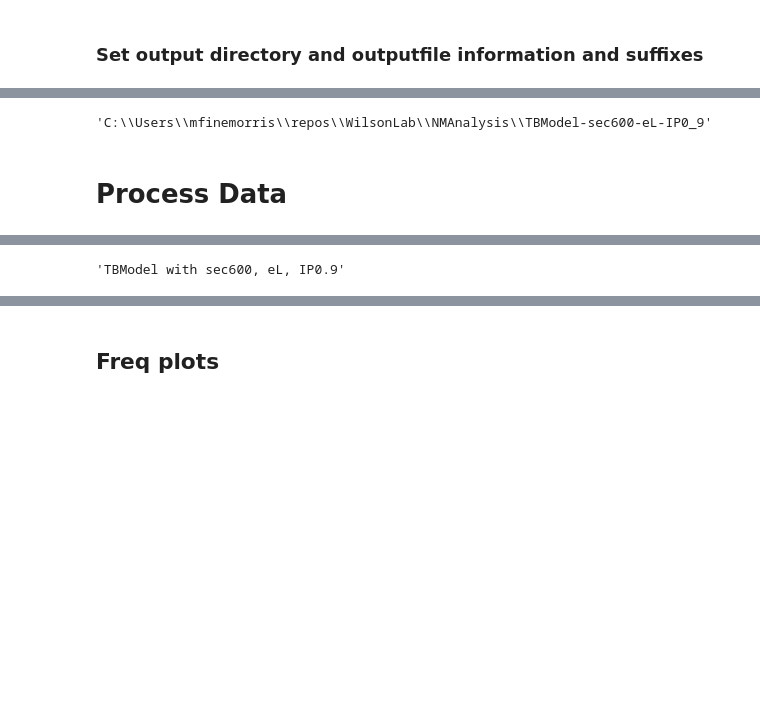
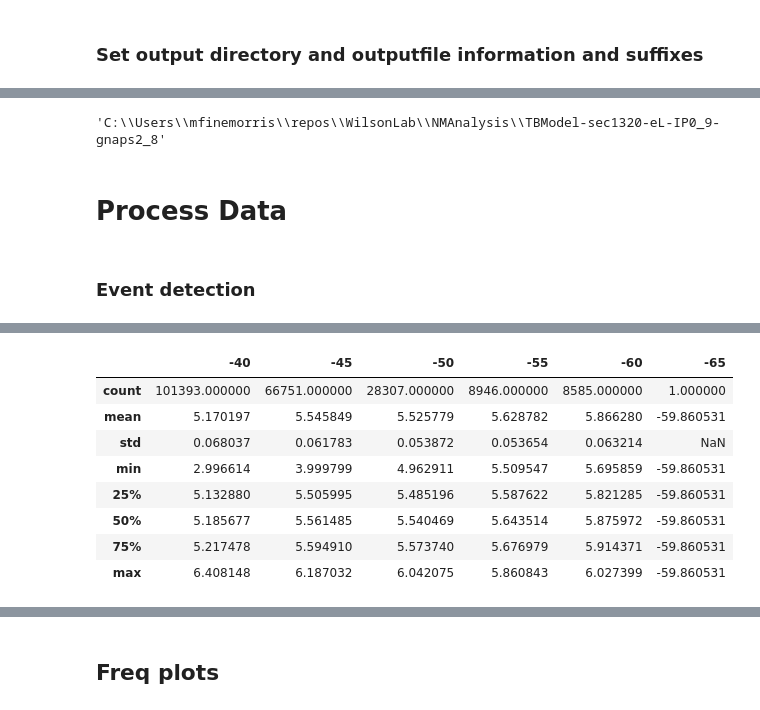
Before and after one commit to mfinemorris/WilsonLab, a Jupyter notebook: NMA.ipynb, the cells around one changed output, grey strips where cells are left out. Saved outputs shown, nothing was run; the diff lists cells and outputs as text; code cells hidden in the pictures; blank space fills up the shorter version.

```diff
--- a/NMA.ipynb
+++ b/NMA.ipynb
@@ -341,2 +509,5 @@ for n,f in enumerate(subfolders):
 # %%
-subfolders_2, files_2 = get_folders_files(subfolders[4])
+subfolders_2, files_2 = get_folders_files(subfolders[1])
+#print files
+File_Path = display_content(files_2)
+File_Path
@@ -350,14 +519,23 @@ Folder:  C:\Users\mfinemorris\repos\WilsonLab\NMResults\TBModel-sec600-eL-IP0_9
 # %%
 #specify data file, find it and extract experiment information from its name
+#File_Path = files_2[1]
 
-#'voltage-BRSModel-sec1320-gc-eL-55.txt'
-File_Path = files_2[1]#'voltage-TBModel-sec600-eL-IP0_9.txt'
 if not os.path.isfile(File_Path):
     print "Cannot find file",data_file
 else:
-    file_info = os.path.basename(data_file).partition('.')[0].split("-")
-    print file_info
+    #read-in file and reset output dict
+    data_raw = pd.read_csv(File_Path, index_col= 0)
+    output_dict = {} # reset output dict each time I load a new data file
 
-variable = file_info[3]
-variable
+    file_info = os.path.basename(File_Path).partition('.')[0].split("-")
+    print "file info: ", file_info
+    variable = file_info[3]
+    print "variable: ",variable
+    print
+    output_dict['File_Path'] = File_Path
+    # make experiment label
+    exp = (file_info[1]+" with "+", ".join(file_info[2:])).replace("_",".")
+    output_dict['exp'] = exp
+
+output_dict['exp']
 # %% [output]
@@ -393,7 +614,7 @@ output_suffix, plot_suffix
 # %%
-analysis_subdir=NMResources.element_sep.join(file_info[1:])
-subdir = os.path.join(output_directory,analysis_subdir)
-utility.mkdir_p(subdir)
-subdir
+analysis_subdir = NMResources.element_sep.join(file_info[1:])
+output_directory = os.path.join(analysis_directory,analysis_subdir)
+utility.mkdir_p(output_directory)
+output_directory
 # %% [output]
-'C:\\Users\\mfinemorris\\repos\\WilsonLab\\NMAnalysis\\TBModel-sec600-eL-IP0_9'
+'C:\\Users\\mfinemorris\\repos\\WilsonLab\\NMAnalysis\\TBModel-sec1320-eL-IP0_9-gnaps2_8'
@@ -411,7 +621,15 @@ for label, column in data_raw.iteritems():
 # %% [markdown]
 # Process Data
+# %% [markdown]
+### Event detection
 # %%
 # calc rate
 rate = data_raw.index[3] - data_raw.index[2]
-rate
 output_dict['rate'] = rate
+
+#event detection on all time series
+delta = 1
+peak_amp_temp, peak_sets_temp_x, peak_sets_temp_y = event_detection(data_raw, delta, rate)
+output_dict['peak_amp_temp'] = peak_amp_temp
+output_dict['peak_amp_temp']
+# %% [output]
@@ -418,8 +642,9 @@ output_dict['rate'] = rate
+|  | -40 | -45 | -50 | -55 | -60 | -65 |
+| count | 101393.000000 | 66751.000000 | 28307.000000 | 8946.000000 | 8585.000000 | 1.000000 |
+| mean | 5.170197 | 5.545849 | 5.525779 | 5.628782 | 5.866280 | -59.860531 |
+| std | 0.068037 | 0.061783 | 0.053872 | 0.053654 | 0.063214 | NaN |
+| min | 2.996614 | 3.999799 | 4.962911 | 5.509547 | 5.695859 | -59.860531 |
+| 25% | 5.132880 | 5.505995 | 5.485196 | 5.587622 | 5.821285 | -59.860531 |
+| 50% | 5.185677 | 5.561485 | 5.540469 | 5.643514 | 5.875972 | -59.860531 |
+| 75% | 5.217478 | 5.594910 | 5.573740 | 5.676979 | 5.914371 | -59.860531 |
+| max | 6.408148 | 6.187032 | 6.042075 | 5.860843 | 6.027399 | -59.860531 |
-# %%
-# make experiment label
-
-exp = (file_info[1]+" with "+", ".join(file_info[2:])).replace("_",".")
-output_dict['exp'] = exp
-exp
-# %% [output]
-'TBModel with sec600, eL, IP0.9'
```
Also changed, not shown: parts of 65 cells of this notebook.
